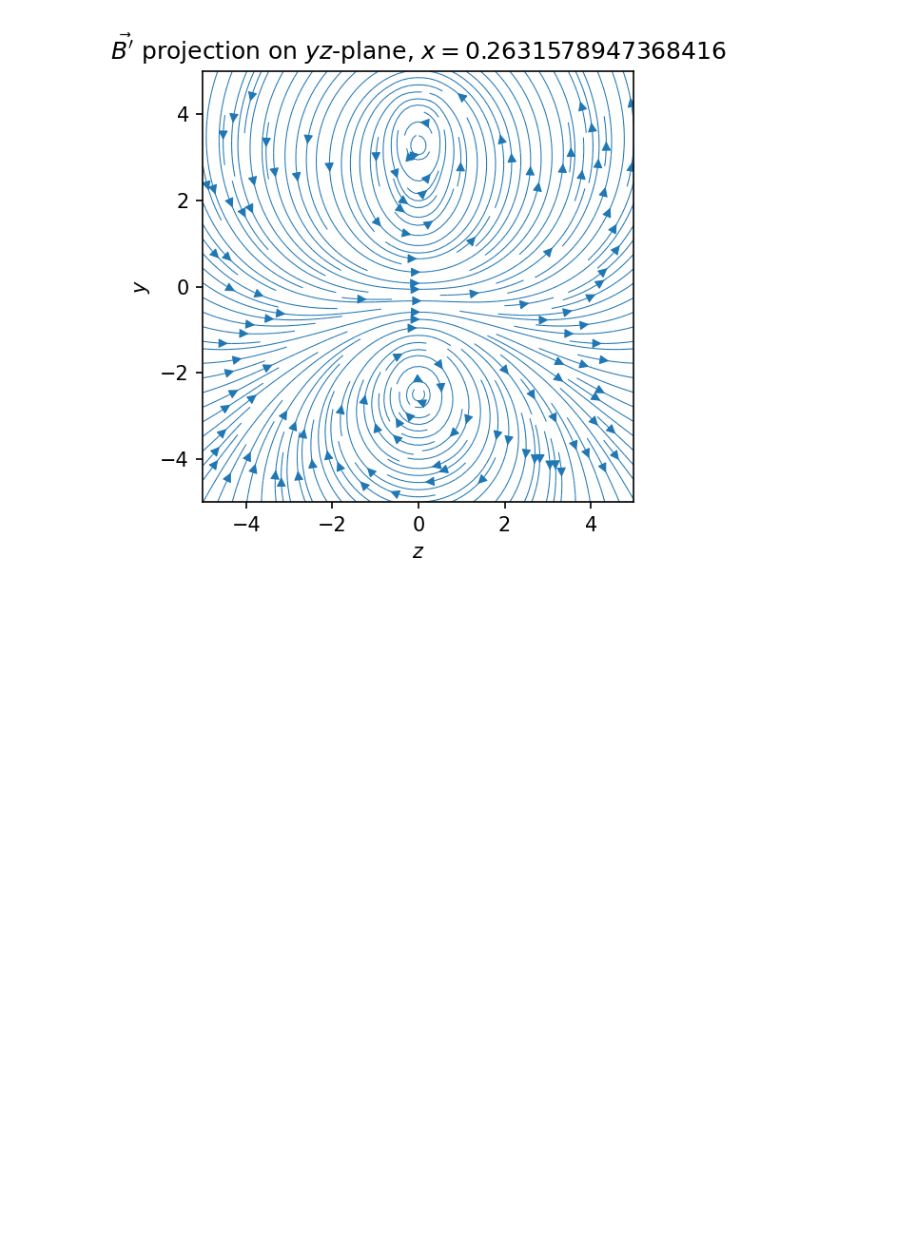
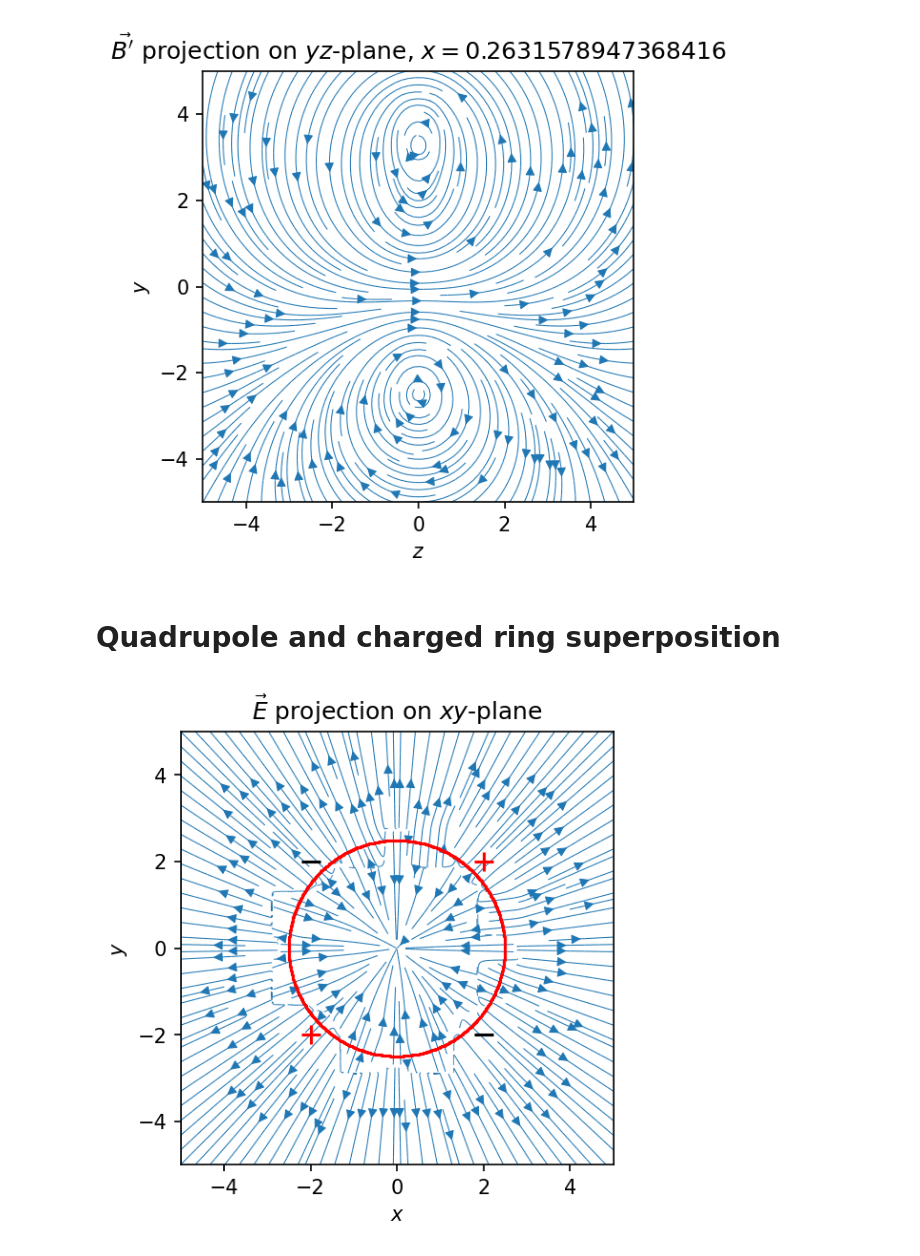
Before and after one commit to isulta/elfplott, a Jupyter notebook: Tutorial.ipynb, the cells around one changed output. Cells and saved outputs as stored; diff of their text form; code cells hidden in the pictures; blank space fills up the shorter version.

Commit message:
Tutorial: ring and quadrupole superposition

```diff
--- a/Tutorial.ipynb
+++ b/Tutorial.ipynb
@@ -74,3 +74,11 @@ rf5.boost(0.9)
 rf5.plot_B(0)
 # %% [output]
 [figure]
+# %% [markdown]
+# Quadrupole and charged ring superposition
+# %%
+rf3.add_from_image('ring.png')
+# %%
+rf3.plot_E_xyplane()
+# %% [output]
+[figure, added]
```
